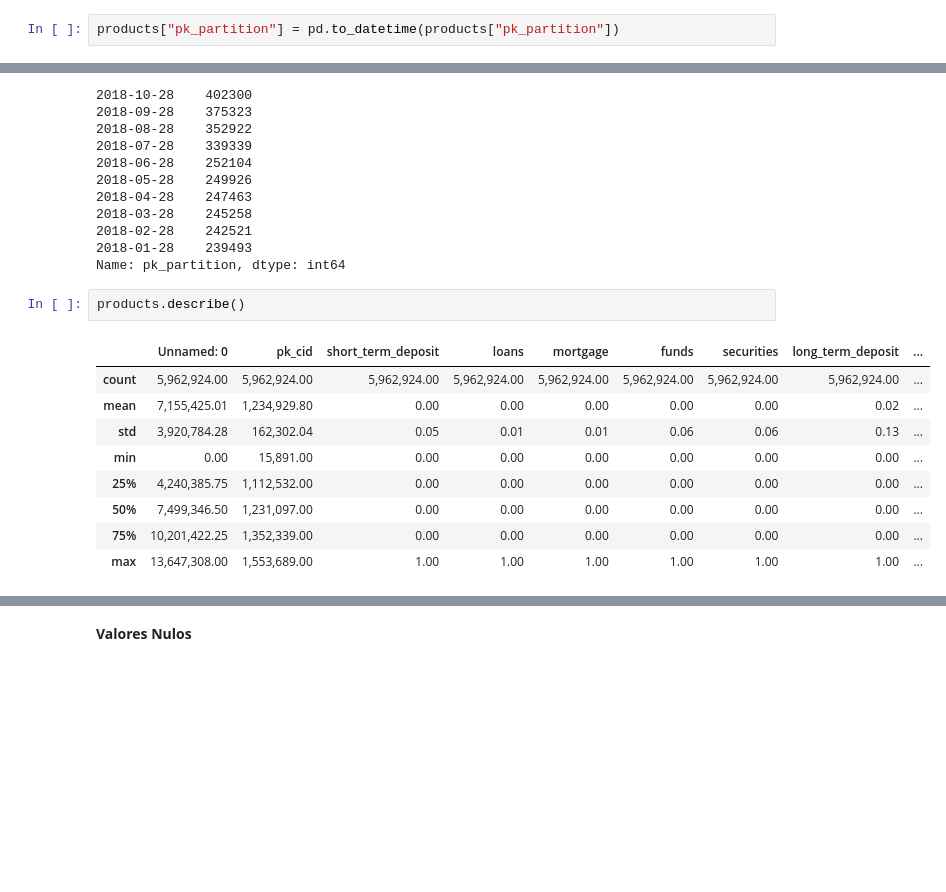
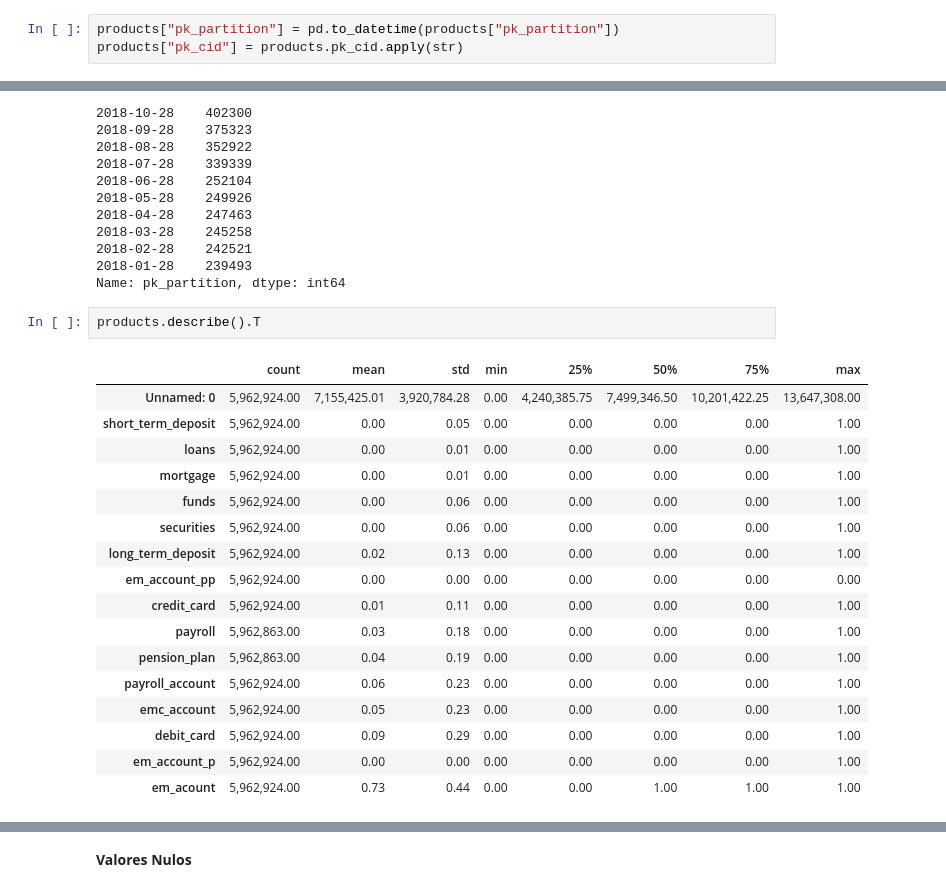
Before and after one commit to EdgarData/EasyMoney, a Jupyter notebook: Tarea_1_Análisis.ipynb, the cells around one changed output, grey strips where cells are left out. Cells and saved outputs as stored; diff of their text form; blank space fills up the shorter version.

```diff
--- a/Tarea_1_Análisis.ipynb
+++ b/Tarea_1_Análisis.ipynb
@@ -110,5 +123,6 @@ memory usage: 818.9+ MB
 # %%
 products["pk_partition"] = pd.to_datetime(products["pk_partition"])
+products["pk_cid"] = products.pk_cid.apply(str)
 # %%
 products.info()
 # %% [output]
@@ -153,17 +167,25 @@ products['pk_partition'].value_counts()
 2018-01-28    239493
 Name: pk_partition, dtype: int64
 # %%
-products.describe()
+products.describe().T
 # %% [output]
-|  | Unnamed: 0 | pk_cid | short_term_deposit | loans | mortgage | funds | securities | long_term_deposit | ... |
-| count | 5,962,924.00 | 5,962,924.00 | 5,962,924.00 | 5,962,924.00 | 5,962,924.00 | 5,962,924.00 | 5,962,924.00 | 5,962,924.00 | ... |
-| mean | 7,155,425.01 | 1,234,929.80 | 0.00 | 0.00 | 0.00 | 0.00 | 0.00 | 0.02 | ... |
-| std | 3,920,784.28 | 162,302.04 | 0.05 | 0.01 | 0.01 | 0.06 | 0.06 | 0.13 | ... |
-| min | 0.00 | 15,891.00 | 0.00 | 0.00 | 0.00 | 0.00 | 0.00 | 0.00 | ... |
-| 25% | 4,240,385.75 | 1,112,532.00 | 0.00 | 0.00 | 0.00 | 0.00 | 0.00 | 0.00 | ... |
-| 50% | 7,499,346.50 | 1,231,097.00 | 0.00 | 0.00 | 0.00 | 0.00 | 0.00 | 0.00 | ... |
-| 75% | 10,201,422.25 | 1,352,339.00 | 0.00 | 0.00 | 0.00 | 0.00 | 0.00 | 0.00 | ... |
-| max | 13,647,308.00 | 1,553,689.00 | 1.00 | 1.00 | 1.00 | 1.00 | 1.00 | 1.00 | ... |
+|  | count | mean | std | min | 25% | 50% | 75% | max |
+| Unnamed: 0 | 5,962,924.00 | 7,155,425.01 | 3,920,784.28 | 0.00 | 4,240,385.75 | 7,499,346.50 | 10,201,422.25 | 13,647,308.00 |
+| short_term_deposit | 5,962,924.00 | 0.00 | 0.05 | 0.00 | 0.00 | 0.00 | 0.00 | 1.00 |
+| loans | 5,962,924.00 | 0.00 | 0.01 | 0.00 | 0.00 | 0.00 | 0.00 | 1.00 |
+| mortgage | 5,962,924.00 | 0.00 | 0.01 | 0.00 | 0.00 | 0.00 | 0.00 | 1.00 |
+| funds | 5,962,924.00 | 0.00 | 0.06 | 0.00 | 0.00 | 0.00 | 0.00 | 1.00 |
+| securities | 5,962,924.00 | 0.00 | 0.06 | 0.00 | 0.00 | 0.00 | 0.00 | 1.00 |
+| long_term_deposit | 5,962,924.00 | 0.02 | 0.13 | 0.00 | 0.00 | 0.00 | 0.00 | 1.00 |
+| em_account_pp | 5,962,924.00 | 0.00 | 0.00 | 0.00 | 0.00 | 0.00 | 0.00 | 0.00 |
+| credit_card | 5,962,924.00 | 0.01 | 0.11 | 0.00 | 0.00 | 0.00 | 0.00 | 1.00 |
+| payroll | 5,962,863.00 | 0.03 | 0.18 | 0.00 | 0.00 | 0.00 | 0.00 | 1.00 |
+| pension_plan | 5,962,863.00 | 0.04 | 0.19 | 0.00 | 0.00 | 0.00 | 0.00 | 1.00 |
+| payroll_account | 5,962,924.00 | 0.06 | 0.23 | 0.00 | 0.00 | 0.00 | 0.00 | 1.00 |
+| emc_account | 5,962,924.00 | 0.05 | 0.23 | 0.00 | 0.00 | 0.00 | 0.00 | 1.00 |
+| debit_card | 5,962,924.00 | 0.09 | 0.29 | 0.00 | 0.00 | 0.00 | 0.00 | 1.00 |
+| em_account_p | 5,962,924.00 | 0.00 | 0.00 | 0.00 | 0.00 | 0.00 | 0.00 | 1.00 |
+| em_acount | 5,962,924.00 | 0.73 | 0.44 | 0.00 | 0.00 | 1.00 | 1.00 | 1.00 |
 # %%
 products[products['pk_partition'] == '2019-05-28'].describe().T
 # %% [output]
```
Also changed, not shown: parts of 23 cells of this notebook.
